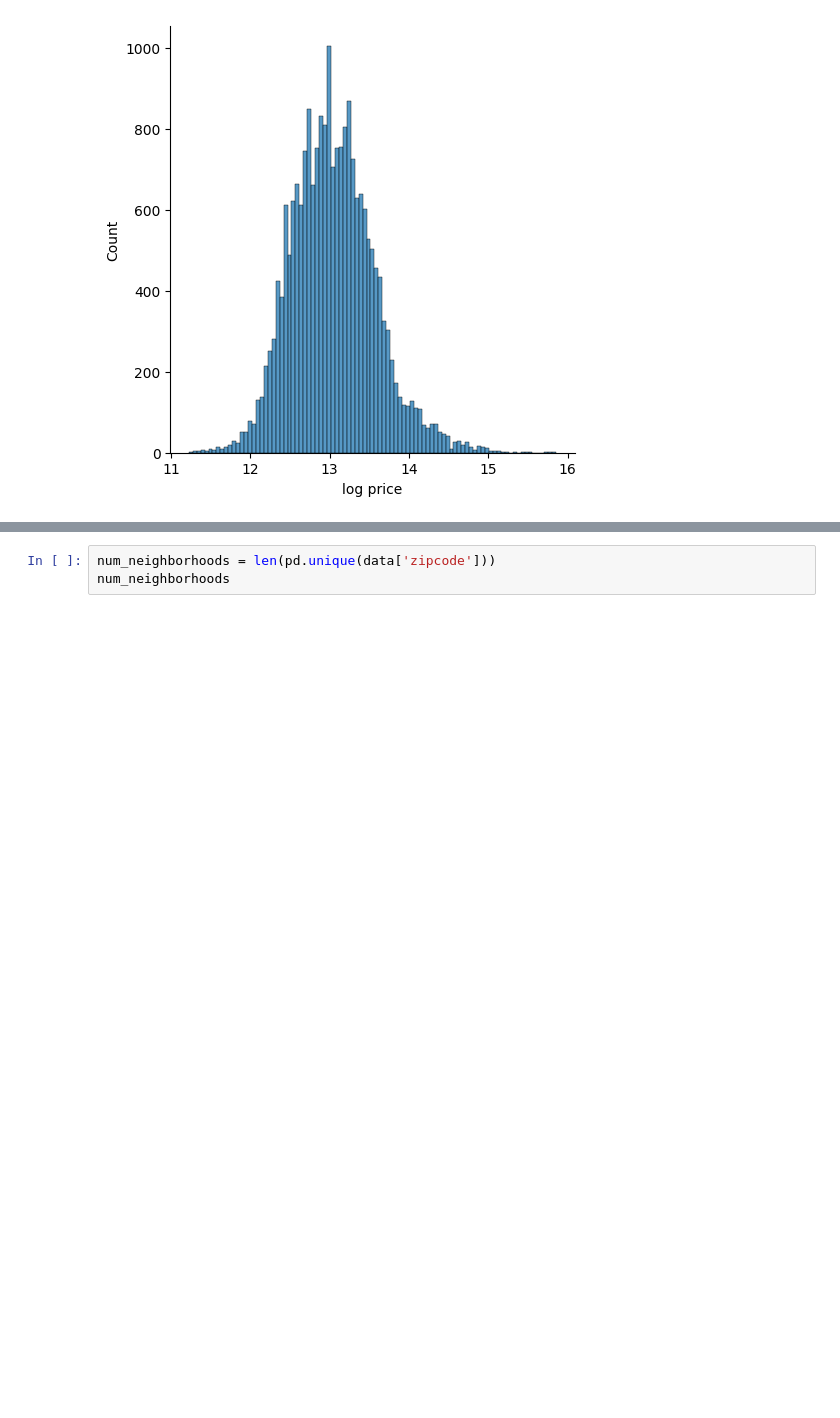
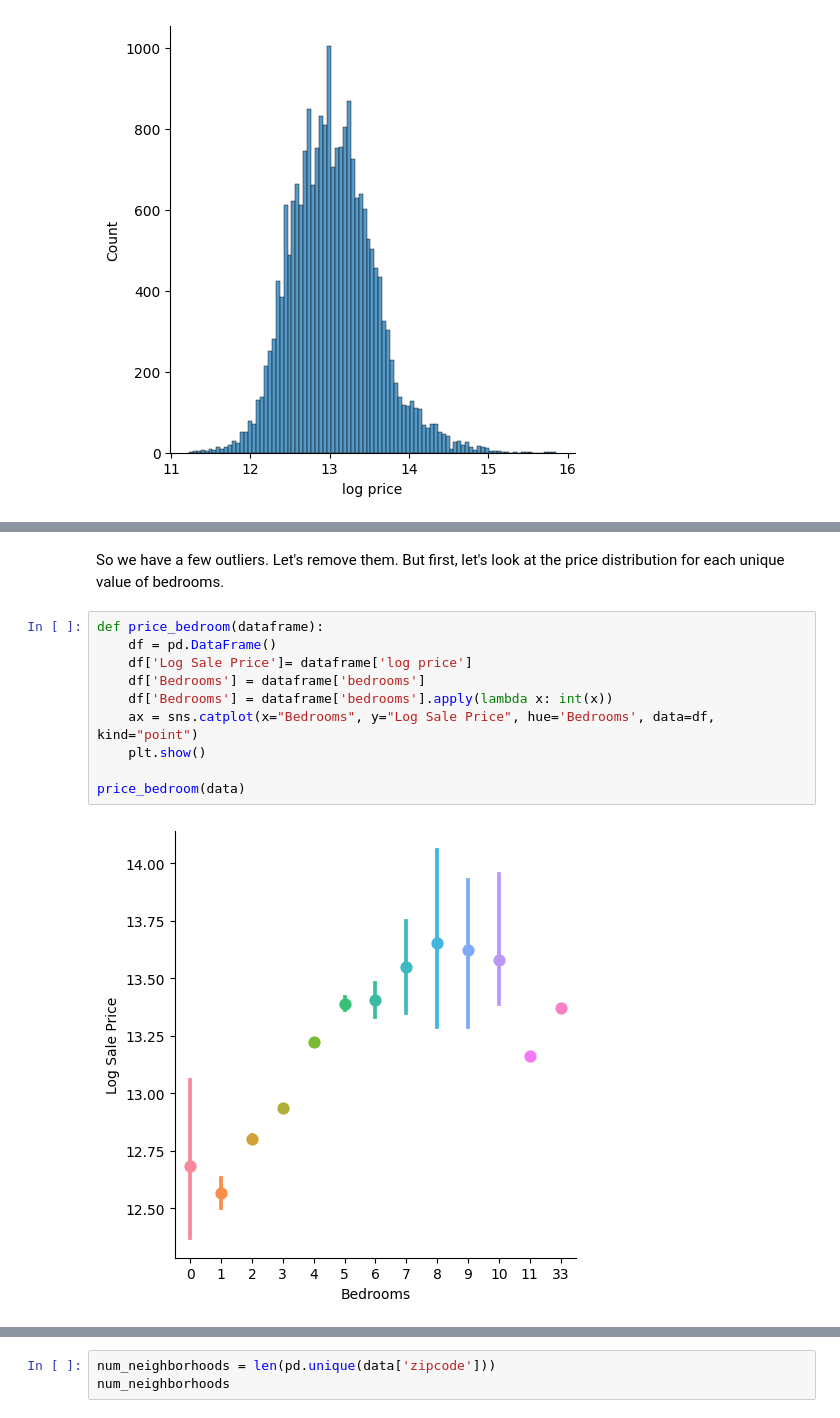
Before and after one commit to Sanketb2312/Info251-final-project, a Jupyter notebook: houseprediction.ipynb, the cells around one changed output, grey strips where cells are left out. Saved outputs shown, nothing was run; the diff lists cells and outputs as text; blank space fills up the shorter version.

```diff
--- a/houseprediction.ipynb
+++ b/houseprediction.ipynb
@@ -131 +135,15 @@ n_houses_by_bedrooms
 [figure]
+# %% [markdown]
+So we have a few outliers. Let's remove them. But first, let's look at the price distribution for each unique value of bedrooms.
+# %%
+def price_bedroom(dataframe):
+    df = pd.DataFrame()
+    df['Log Sale Price']= dataframe['log price']
+    df['Bedrooms'] = dataframe['bedrooms']
+    df['Bedrooms'] = dataframe['bedrooms'].apply(lambda x: int(x))
+    ax = sns.catplot(x="Bedrooms", y="Log Sale Price", hue='Bedrooms', data=df, kind="point")
+    plt.show()
+
+price_bedroom(data)
+# %% [output]
+[figure, added]
```
Also changed, not shown: parts of 11 cells of this notebook.
